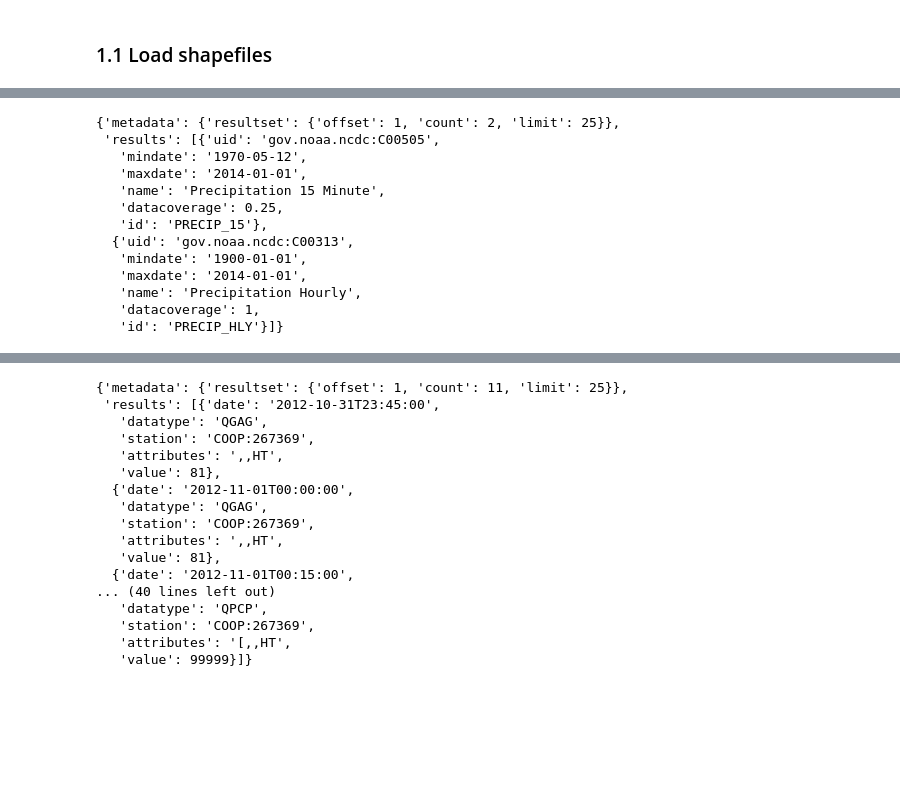
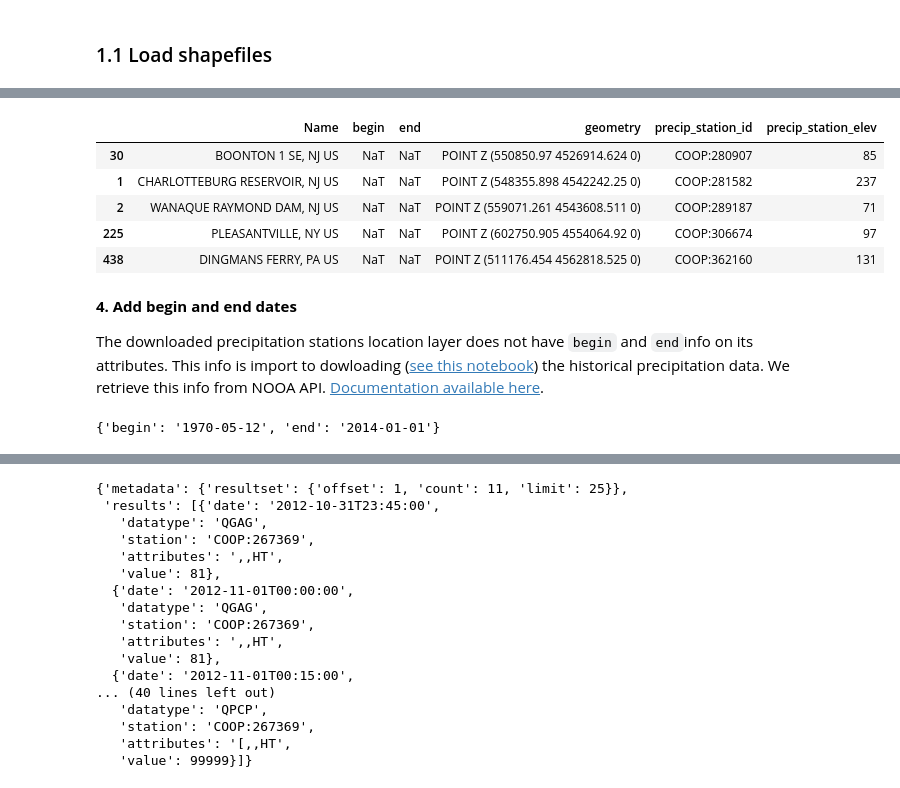
Before and after one commit to vpalvesalan/Unit-Hydrograph-Model, a Jupyter notebook: notebooks/prepocessing/data_prepocessing.ipynb, the cells around one changed output, grey strips where cells are left out. Drawn from its saved outputs; the diff is of its cells as text; code cells hidden in the pictures; blank space fills up the shorter version.

```diff
--- a/notebooks/prepocessing/data_prepocessing.ipynb
+++ b/notebooks/prepocessing/data_prepocessing.ipynb
@@ -254,23 +242,35 @@ precip_stations.head()
+# %%
+# Remove irrelevant attributes
+keep_attributes = ['Name', 'begin','end', 'geometry', 'precip_station_id', 'precip_station_elev']
+precip_stations_clipped = precip_stations_clipped[keep_attributes]
+precip_stations_clipped.head()
+# %% [output]
+|  | Name | begin | end | geometry | precip_station_id | precip_station_elev |
+| 30 | BOONTON 1 SE, NJ US | NaT | NaT | POINT Z (550850.97 4526914.624 0) | COOP:280907 | 85 |
+| 1 | CHARLOTTEBURG RESERVOIR, NJ US | NaT | NaT | POINT Z (548355.898 4542242.25 0) | COOP:281582 | 237 |
+| 2 | WANAQUE RAYMOND DAM, NJ US | NaT | NaT | POINT Z (559071.261 4543608.511 0) | COOP:289187 | 71 |
+| 225 | PLEASANTVILLE, NY US | NaT | NaT | POINT Z (602750.905 4554064.92 0) | COOP:306674 | 97 |
+| 438 | DINGMANS FERRY, PA US | NaT | NaT | POINT Z (511176.454 4562818.525 0) | COOP:362160 | 131 |
+# %% [markdown]
+**4. Add begin and end dates**
+
+The downloaded precipitation stations location layer does not have `begin` and `end`info on its attributes. This info is import to dowloading ([see this notebook](../data%20download/data_download.ipynb)) the historical precipitation data. We retrieve this info from NOOA API. [Documentation available here](https://www.ncdc.noaa.gov/cdo-web/webservices/v2).
 # %%
-base_url = 'https://www.ncei.noaa.gov/cdo-web/api/v2/'
-headers = {"Token":NOAA_API_TOKEN}
-endpoint = 'datasets'
-parameters = {'stationid':'COOP:267369'}
+def get_precip_station_operational_dates(station_id):
+    # Setting for Rest API request
+    base_url = 'https://www.ncei.noaa.gov/cdo-web/api/v2/'
+    headers = {"Token":NOAA_API_TOKEN}
+    endpoint = 'datasets'
+    parameters = {'stationid':station_id}
 
+    response = requests.get(url=base_url + endpoint, headers=headers, params=parameters)
+    data = response.json()
 
-response = requests.get(url=base_url + endpoint, headers=headers, params=parameters)
-response.json()
+    begin = data.get('results')[0].get('mindate')
+    end  = data.get('results')[0].get('maxdate')
+
+    return {'begin':begin, 'end':end}
-# %% [output]
-{'metadata': {'resultset': {'offset': 1, 'count': 2, 'limit': 25}},
- 'results': [{'uid': 'gov.noaa.ncdc:C00505',
-   'mindate': '1970-05-12',
-   'maxdate': '2014-01-01',
-   'name': 'Precipitation 15 Minute',
-   'datacoverage': 0.25,
-   'id': 'PRECIP_15'},
-  {'uid': 'gov.noaa.ncdc:C00313',
-   'mindate': '1900-01-01',
-   'maxdate': '2014-01-01',
-   'name': 'Precipitation Hourly',
-   'datacoverage': 1,
-   'id': 'PRECIP_HLY'}]}
+# %%
+get_precip_station_operational_dates(precip_stations_clipped['precip_station_id'].iloc[0])
+# %% [output]
+{'begin': '1970-05-12', 'end': '2014-01-01'}
```
Also changed, not shown: parts of 15 cells of this notebook, 2 other files.
